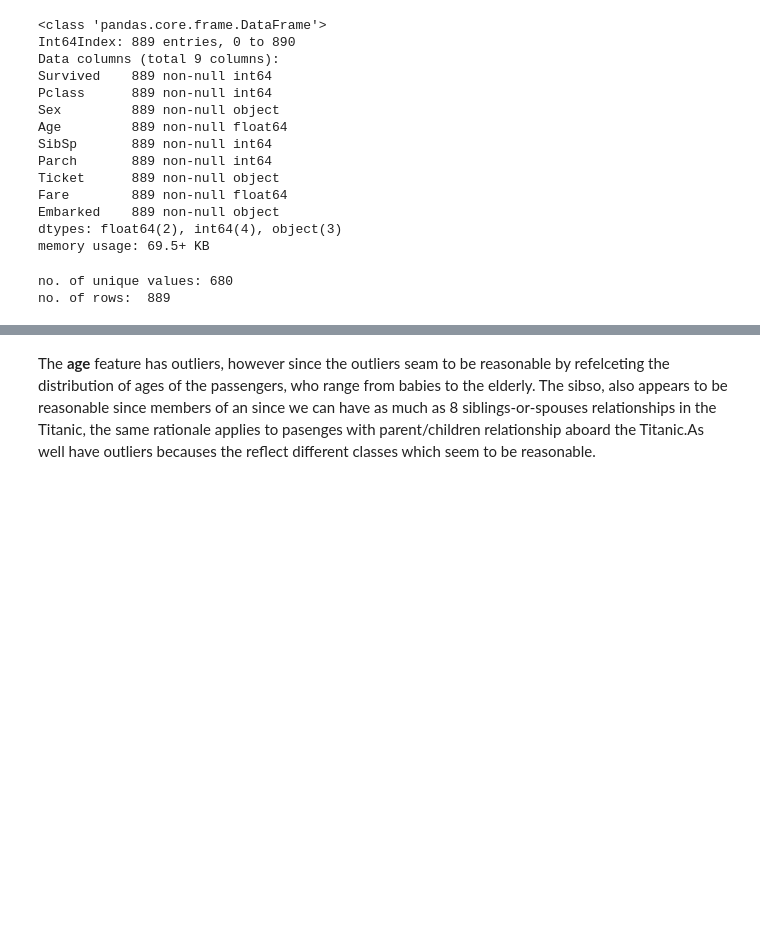
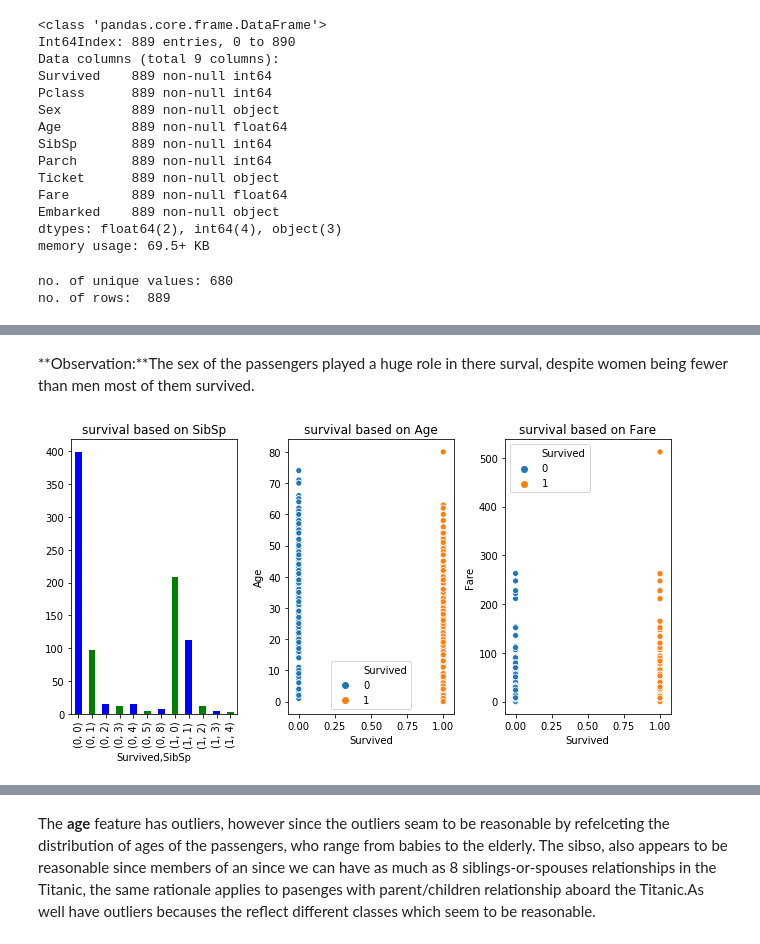
Before and after one commit to gideonkipkorir/Modelling-with-KNN_classifier_And-_Naive_Bayes-classifier, a Jupyter notebook: Moringa_Data_Science_Prep_W9_Independent_Project_2020_02_Gideon_Cheruiyot_DataReport_ipynb.ipynb, the cells around one changed output, grey strips where cells are left out. Saved outputs shown, nothing was run; the diff lists cells and outputs as text; code cells hidden in the pictures; blank space fills up the shorter version.

```diff
--- a/Moringa_Data_Science_Prep_W9_Independent_Project_2020_02_Gideon_Cheruiyot_DataReport_ipynb.ipynb
+++ b/Moringa_Data_Science_Prep_W9_Independent_Project_2020_02_Gideon_Cheruiyot_DataReport_ipynb.ipynb
@@ -110,0 +234,17 @@ no. of rows:  889
+# %% [markdown]
+**Observation:**The sex of the passengers played a huge role in there surval, despite women being fewer than men most of them survived.
+# %%
+plt.figure(figsize=(12,5))
+plt.subplot(1,4,1)
+ax = df.groupby(['Survived','SibSp'])['SibSp'].count().plot(kind = 'bar', color = ('b','g'))
+ax.set_title('survival based on SibSp')
+plt.subplot(1,4,2)
+ax = sns.scatterplot(df['Survived'], df['Age'], df['Survived']  )
+ax.set_title('survival based on Age')
+plt.subplot(1,4,3)
+ax = sns.scatterplot(df['Survived'], df['Fare'], df['Survived']  )
+ax.set_title('survival based on Fare')
+plt.tight_layout()
+plt.show()
+# %% [output]
+[figure, added]
```
Also changed, not shown: parts of 29 cells of this notebook.
